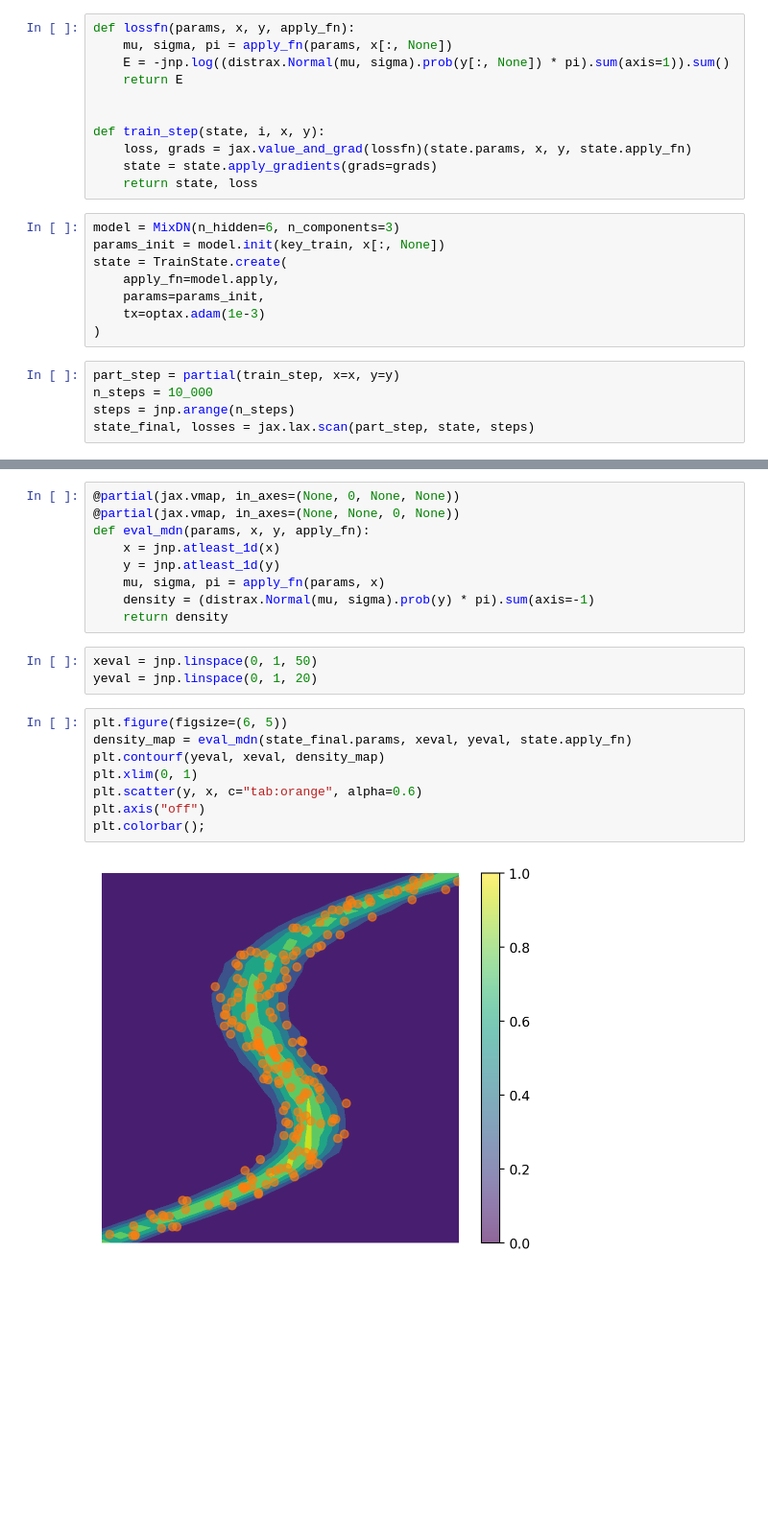
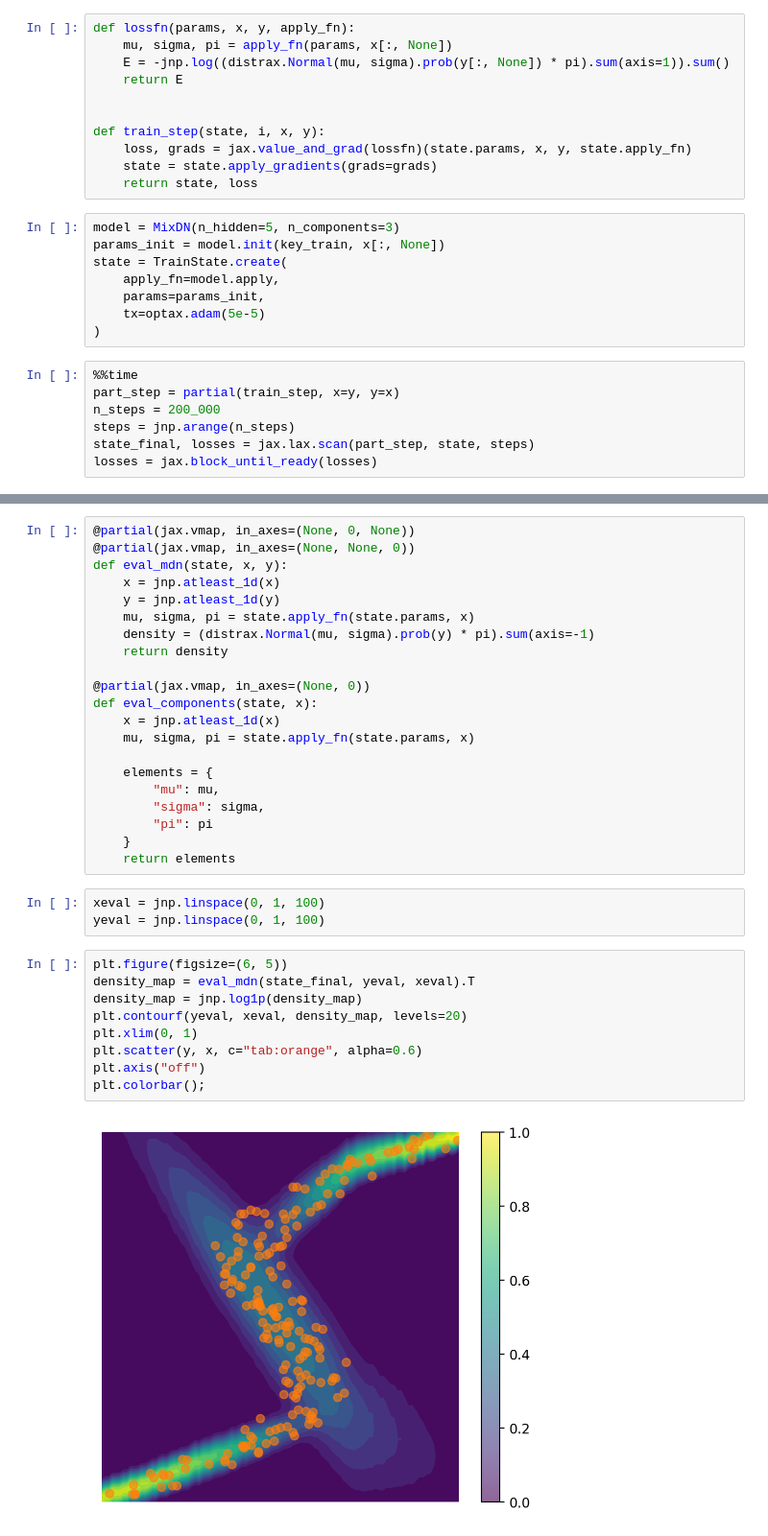
Before and after one commit to gerdm/deep-learning-bishop, a Jupyter notebook: ch06-deep-neural-networks/mixture-density-network.ipynb, the cells around one changed output, grey strips where cells are left out. Shown: that part at 96% size. Saved outputs shown, nothing was run; the diff lists cells and outputs as text; blank space fills up the shorter version.

Commit message:
ch06-feat: mixture-density-network

```diff
--- a/ch06-deep-neural-networks/mixture-density-network.ipynb
+++ b/ch06-deep-neural-networks/mixture-density-network.ipynb
@@ -131,15 +131,17 @@ def train_step(state, i, x, y):
     state = state.apply_gradients(grads=grads)
     return state, loss
 # %%
-model = MixDN(n_hidden=6, n_components=3)
+model = MixDN(n_hidden=5, n_components=3)
 params_init = model.init(key_train, x[:, None])
 state = TrainState.create(
     apply_fn=model.apply,
     params=params_init,
-    tx=optax.adam(1e-3)
+    tx=optax.adam(5e-5)
 )
 # %%
-part_step = partial(train_step, x=x, y=y)
-n_steps = 10_000
+%%time
+part_step = partial(train_step, x=y, y=x)
+n_steps = 200_000
 steps = jnp.arange(n_steps)
 state_final, losses = jax.lax.scan(part_step, state, steps)
+losses = jax.block_until_ready(losses)
@@ -151,22 +156,35 @@ plt.grid(alpha=0.3)
 # %%
-@partial(jax.vmap, in_axes=(None, 0, None, None))
-@partial(jax.vmap, in_axes=(None, None, 0, None))
-def eval_mdn(params, x, y, apply_fn):
+@partial(jax.vmap, in_axes=(None, 0, None))
+@partial(jax.vmap, in_axes=(None, None, 0))
+def eval_mdn(state, x, y):
     x = jnp.atleast_1d(x)
     y = jnp.atleast_1d(y)
-    mu, sigma, pi = apply_fn(params, x)
+    mu, sigma, pi = state.apply_fn(state.params, x)
     density = (distrax.Normal(mu, sigma).prob(y) * pi).sum(axis=-1)
     return density
+
+@partial(jax.vmap, in_axes=(None, 0))
+def eval_components(state, x):
+    x = jnp.atleast_1d(x)
+    mu, sigma, pi = state.apply_fn(state.params, x)
+
+    elements = {
+        "mu": mu,
+        "sigma": sigma,
+        "pi": pi
+    }
+    return elements
 # %%
-xeval = jnp.linspace(0, 1, 50)
-yeval = jnp.linspace(0, 1, 20)
+xeval = jnp.linspace(0, 1, 100)
+yeval = jnp.linspace(0, 1, 100)
 # %%
 plt.figure(figsize=(6, 5))
-density_map = eval_mdn(state_final.params, xeval, yeval, state.apply_fn)
-plt.contourf(yeval, xeval, density_map)
+density_map = eval_mdn(state_final, yeval, xeval).T
+density_map = jnp.log1p(density_map)
+plt.contourf(yeval, xeval, density_map, levels=20)
 plt.xlim(0, 1)
 plt.scatter(y, x, c="tab:orange", alpha=0.6)
 plt.axis("off")
 plt.colorbar();
 # %% [output]
-[figure, old version]
+[figure, new version]
```
Also changed, not shown: parts of 8 cells of this notebook.
